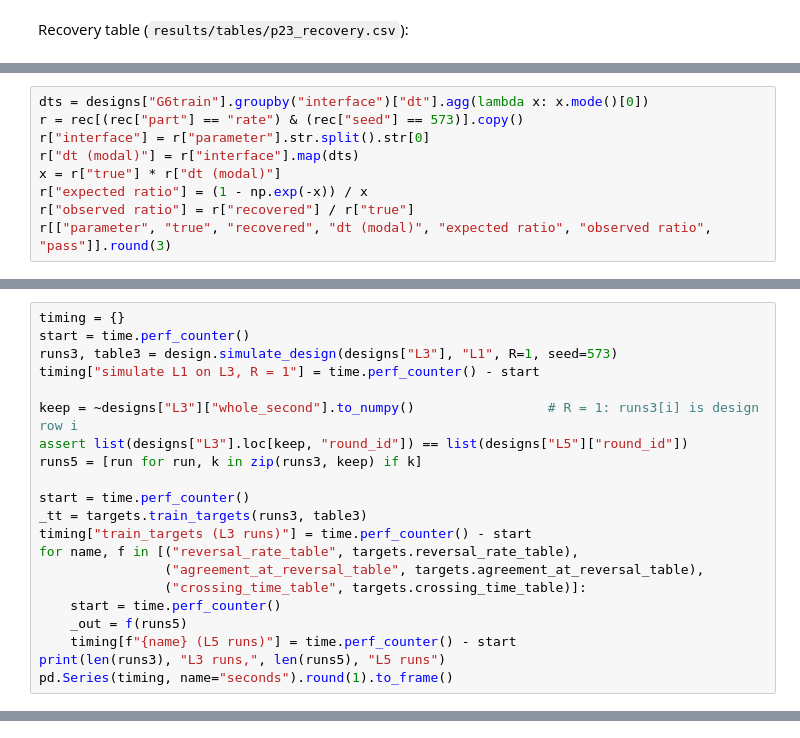
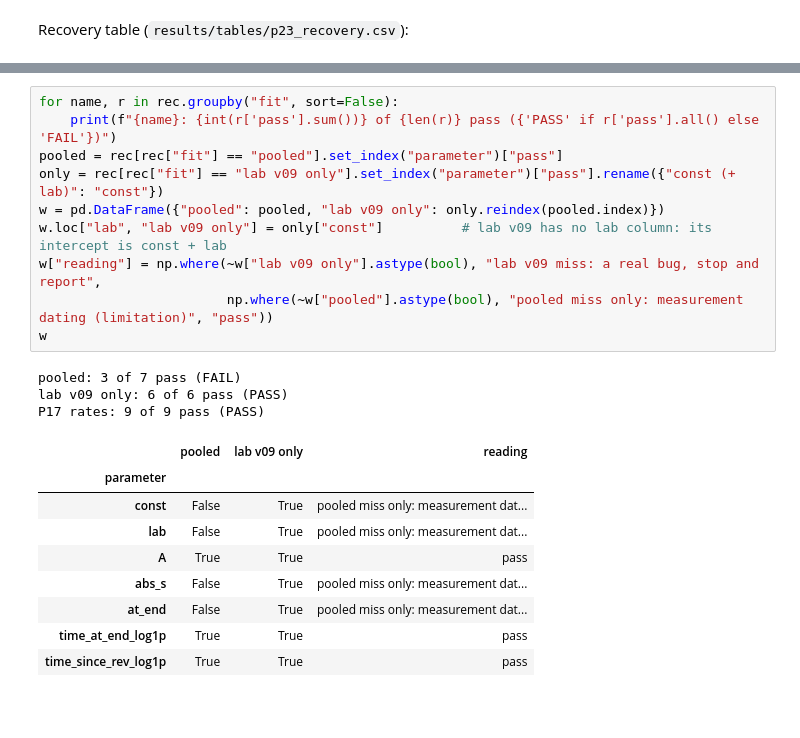
Before and after one commit to Aalokeparno/slider_game, a Jupyter notebook: notebooks/path1/p23_recovery.ipynb, the cells around one changed output, grey strips where cells are left out. Cells and saved outputs as stored; diff of their text form; blank space fills up the shorter version.

```diff
--- a/notebooks/path1/p23_recovery.ipynb
+++ b/notebooks/path1/p23_recovery.ipynb
@@ -204,9 +321,0 @@ seed 573: M2' weights 5 of 7 pass (FAIL); rates 6 of 9 pass (FAIL)
-# %%
-dts = designs["G6train"].groupby("interface")["dt"].agg(lambda x: x.mode()[0])
-r = rec[(rec["part"] == "rate") & (rec["seed"] == 573)].copy()
-r["interface"] = r["parameter"].str.split().str[0]
-r["dt (modal)"] = r["interface"].map(dts)
-x = r["true"] * r["dt (modal)"]
-r["expected ratio"] = (1 - np.exp(-x)) / x
-r["observed ratio"] = r["recovered"] / r["true"]
-r[["parameter", "true", "recovered", "dt (modal)", "expected ratio", "observed ratio", "pass"]].round(3)
@@ -228,21 +321,0 @@ No target value is printed, saved or compared: the results stay in variables.
-# %%
-timing = {}
-start = time.perf_counter()
-runs3, table3 = design.simulate_design(designs["L3"], "L1", R=1, seed=573)
-timing["simulate L1 on L3, R = 1"] = time.perf_counter() - start
-
-keep = ~designs["L3"]["whole_second"].to_numpy()                 # R = 1: runs3[i] is design row i
-assert list(designs["L3"].loc[keep, "round_id"]) == list(designs["L5"]["round_id"])
-runs5 = [run for run, k in zip(runs3, keep) if k]
-
-start = time.perf_counter()
-_tt = targets.train_targets(runs3, table3)
-timing["train_targets (L3 runs)"] = time.perf_counter() - start
-for name, f in [("reversal_rate_table", targets.reversal_rate_table),
-                ("agreement_at_reversal_table", targets.agreement_at_reversal_table),
-                ("crossing_time_table", targets.crossing_time_table)]:
-    start = time.perf_counter()
-    _out = f(runs5)
-    timing[f"{name} (L5 runs)"] = time.perf_counter() - start
-print(len(runs3), "L3 runs,", len(runs5), "L5 runs")
-pd.Series(timing, name="seconds").round(1).to_frame()
@@ -256,0 +322,23 @@ pd.Series(timing, name="seconds").round(1).to_frame()
+# %%
+for name, r in rec.groupby("fit", sort=False):
+    print(f"{name}: {int(r['pass'].sum())} of {len(r)} pass ({'PASS' if r['pass'].all() else 'FAIL'})")
+pooled = rec[rec["fit"] == "pooled"].set_index("parameter")["pass"]
+only = rec[rec["fit"] == "lab v09 only"].set_index("parameter")["pass"].rename({"const (+ lab)": "const"})
+w = pd.DataFrame({"pooled": pooled, "lab v09 only": only.reindex(pooled.index)})
+w.loc["lab", "lab v09 only"] = only["const"]          # lab v09 has no lab column: its intercept is const + lab
+w["reading"] = np.where(~w["lab v09 only"].astype(bool), "lab v09 miss: a real bug, stop and report",
+                        np.where(~w["pooled"].astype(bool), "pooled miss only: measurement dating (limitation)", "pass"))
+w
+# %% [output]
+pooled: 3 of 7 pass (FAIL)
+lab v09 only: 6 of 6 pass (PASS)
+P17 rates: 9 of 9 pass (PASS)
+|  | pooled | lab v09 only | reading |
+| parameter |  |  |  |
+| const | False | True | pooled miss only: measurement dat... |
+| lab | False | True | pooled miss only: measurement dat... |
+| A | True | True | pass |
+| abs_s | False | True | pooled miss only: measurement dat... |
+| at_end | False | True | pooled miss only: measurement dat... |
+| time_at_end_log1p | True | True | pass |
+| time_since_rev_log1p | True | True | pass |
```
Also changed, not shown: parts of 20 cells of this notebook, 13 other files.
